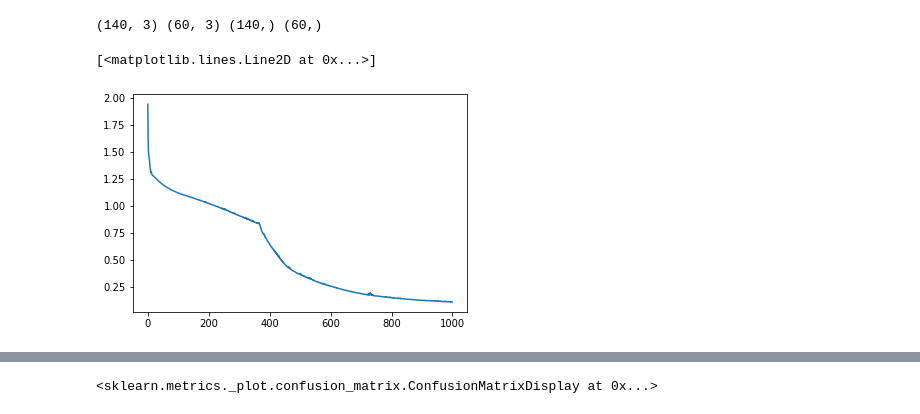
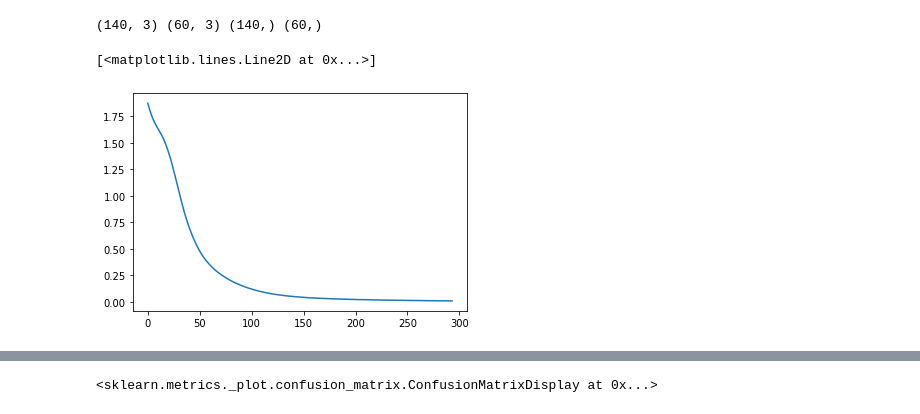
Before and after one commit to nunof98/data-fusion, a Jupyter notebook: drug_classification.ipynb, the cells around one changed output, grey strips where cells are left out. Drawn from its saved outputs; the diff is of its cells as text; code cells hidden in the pictures.

```diff
--- a/drug_classification.ipynb
+++ b/drug_classification.ipynb
@@ -341,12 +341,12 @@ print(X_train_lda.shape, X_test_lda.shape, y_train_lda.shape, y_test_lda.shape)
 # %%
 # build MLP classifier
 clf_lda = MLPClassifier(hidden_layer_sizes=(200, 40, 10), activation='relu', solver='adam', max_iter=1000)
 # train model
 model_lda = clf_lda.fit(X_train_lda, y_train_lda)
-plt.plot(clf.loss_curve_)
+plt.plot(clf_lda.loss_curve_)
 # %% [output]
 [<matplotlib.lines.Line2D at 0x...>]
-[figure, old version]
+[figure, new version]
 # %%
 # make prediction
 y_pred_lda_mlp = model_lda.predict(X_test_lda)
```
Also changed, not shown: parts of 6 cells of this notebook, 2 other files.
